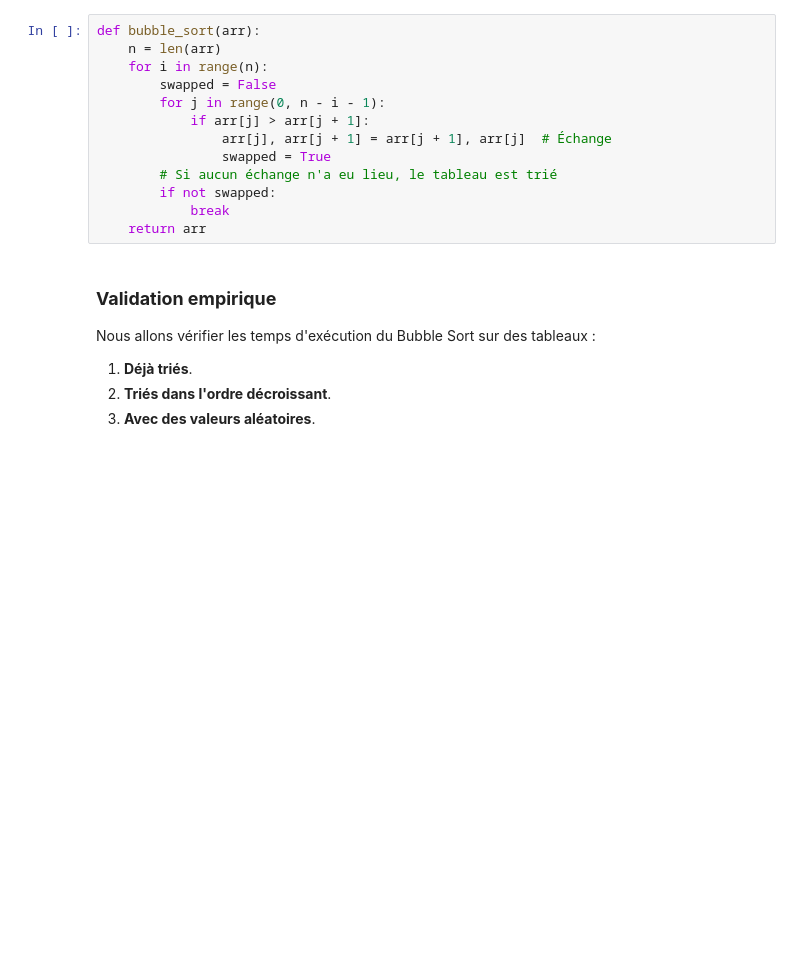
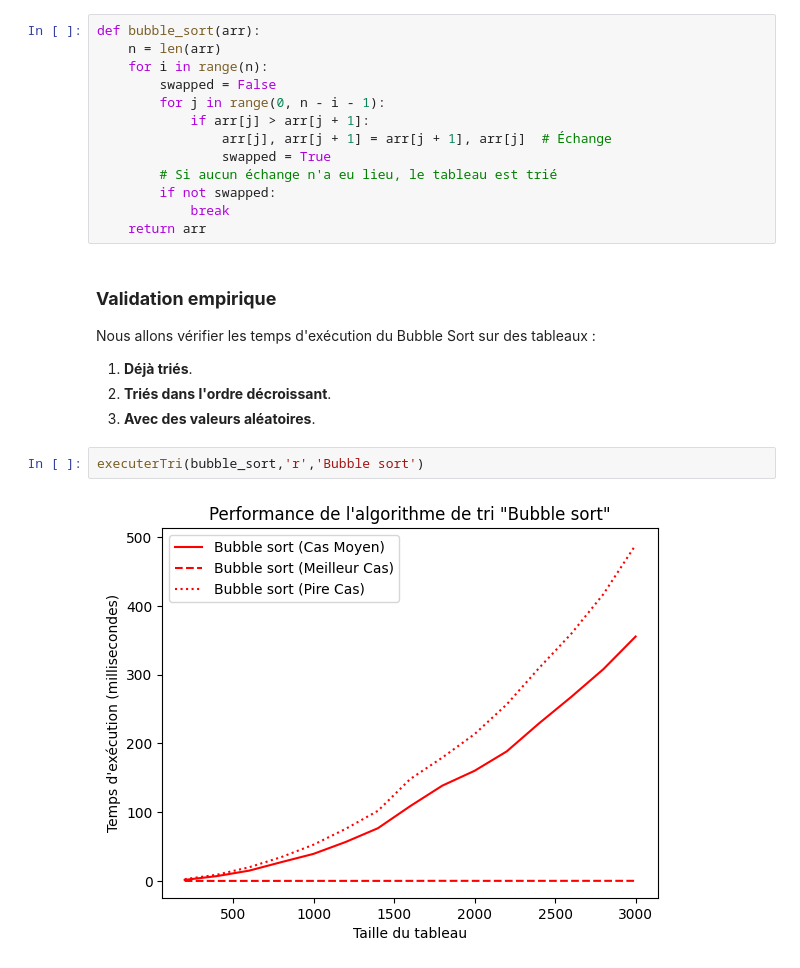
Before and after one commit to BenzzineOussama/Projet-Complexit-, a Jupyter notebook: projet_BENZZINE_OUSSAMA_BOULOS_JASON.ipynb, the cells around one changed output. Saved outputs shown, nothing was run; the diff lists cells and outputs as text; blank space fills up the shorter version.

Commit message:
Bubble sort

```diff
--- a/projet_BENZZINE_OUSSAMA_BOULOS_JASON.ipynb
+++ b/projet_BENZZINE_OUSSAMA_BOULOS_JASON.ipynb
@@ -106,3 +110,7 @@ Nous allons vérifier les temps d'exécution du Bubble Sort sur des tableaux :
 1. **Déjà triés**.
 2. **Triés dans l'ordre décroissant**.
 3. **Avec des valeurs aléatoires**.
+# %%
+executerTri(bubble_sort,'r','Bubble sort')
+# %% [output]
+[figure, added]
```
Also changed, not shown: parts of 2 cells of this notebook, 1 other file.
